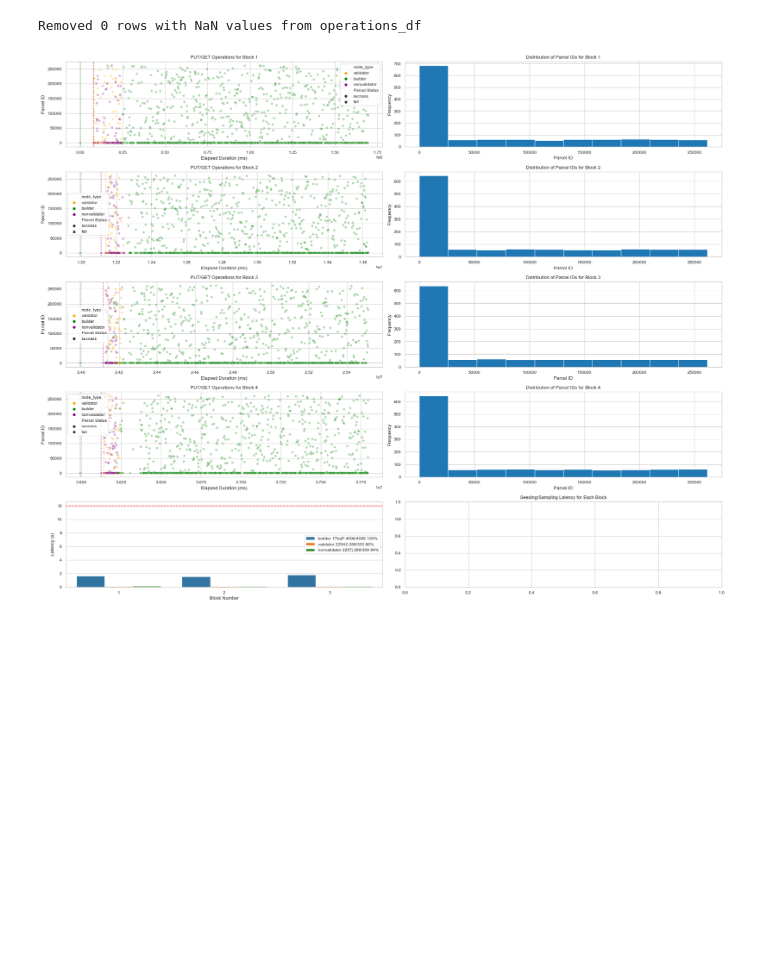
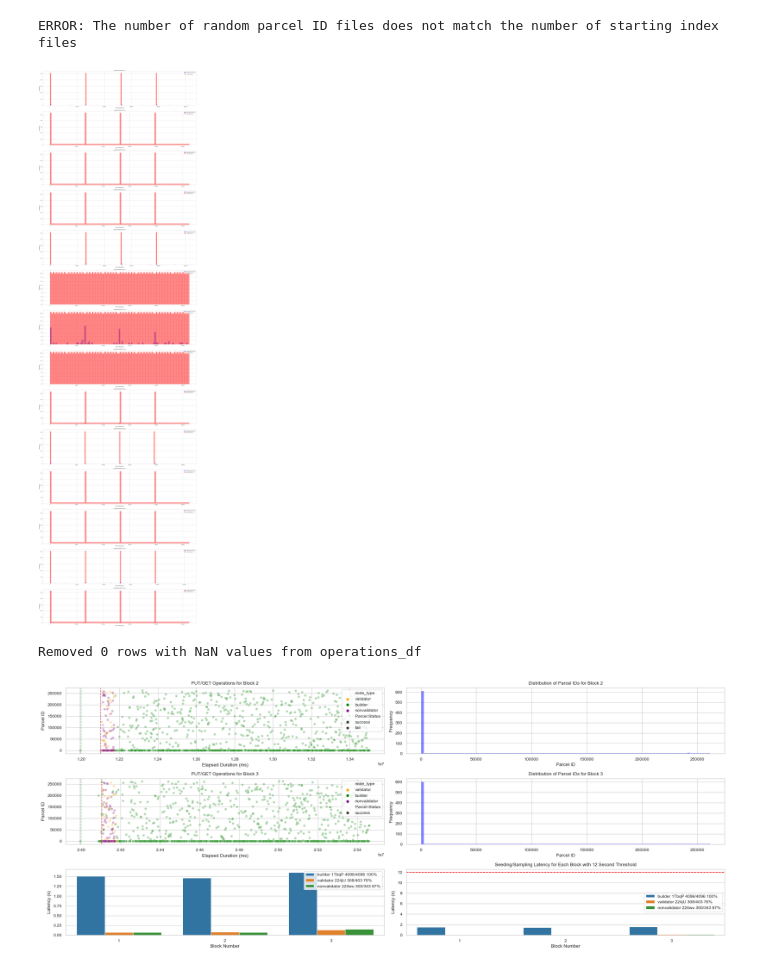
Before and after one commit to datahop/libp2p-das, a Jupyter notebook: notebook.ipynb, the cells around one changed output. Cells and saved outputs as stored; diff of their text form; code cells hidden in the pictures; blank space fills up the shorter version.

Commit message:
Added plots for parcel ID histograms

```diff
--- a/notebook.ipynb
+++ b/notebook.ipynb
@@ -127,6 +127,41 @@ def get_operations():
     print("Removed " + str(row_count_before - row_count_after) + " rows with NaN values from operations_df")
 
     return operations_df
+# %%
+random_parcel_id_files = [file for file in os.listdir() if file.endswith(".csv") and "randomparcelids" in file.lower()]
+random_parcel_id_files.sort(key=lambda file: int(file.split("_")[1].split(".")[0]))
+
+starting_index_files = [file for file in os.listdir() if file.endswith(".csv") and "startingindex" in file.lower()]
+starting_index_files.sort(key=lambda file: int(file.split("_")[1].split(".")[0]))
+
+if len(random_parcel_id_files) != len(starting_index_files):
+    print("ERROR: The number of random parcel ID files does not match the number of starting index files")
+    exit(1)
+
+file_count = len(random_parcel_id_files)
+
+fig, axes = plt.subplots(file_count, 1, figsize=(20, 5 * file_count))
+
+for i in range(file_count):
+    random_id_file = random_parcel_id_files[i]
+    starting_index_file = starting_index_files[i]
+
+    random_id_df = pd.read_csv(random_id_file)
+    starting_index_df = pd.read_csv(starting_index_file)
+
+    ax = axes[i]
+    ax.set_title(random_id_file)
+    ax.set_xlabel("Parcel Starting ID")
+    ax.set_ylabel("Frequency")
+    ax.hist(random_id_df, bins=100, color='blue', alpha=0.5, label='Random Parcel IDs')
+    ax.hist(starting_index_df, bins=100, color='red', alpha=0.5, label='Starting Index')
+    ax.legend(loc='upper right')
+
+plt.tight_layout()
+plt.show()
+# %% [output]
+ERROR: The number of random parcel ID files does not match the number of starting index files
+[figure, added]
 # %%
 
 builder_latency_file = get_latency_files("builder")
@@ -161,13 +196,15 @@ latency_df['node_label'] = latency_df['node_label'] + " " + latency_df['Successf
 latency_df = latency_df[ (latency_df['block_id'] != 0) & (latency_df['block_id'] != len(builder_latency_df)) ]
 
 putget_operations_df = get_operations()
+block_ids = putget_operations_df['Block ID'].unique()
+putget_operations_df = putget_operations_df[ (putget_operations_df['Block ID'] != 1) & (putget_operations_df['Block ID'] != len(block_ids)) ]
 putget_operations_df.to_csv("putget_operations.csv", index=False)
 
 sns.set_style("whitegrid")
 sns.set_context("paper")
 
-block_ids = putget_operations_df['Block ID'].unique()
-fig, axes = plt.subplots( len(block_ids) + 1 , 2, figsize=(20, 4*len(block_ids)))
+new_block_ids_count = len(block_ids) - 2
+fig, axes = plt.subplots( new_block_ids_count + 1 , 2, figsize=(20, 4*(new_block_ids_count)) )
 putget_operations_df_grouped = putget_operations_df.groupby("Block ID")
 
 hues = {
@@ -177,7 +214,7 @@ hues = {
 }
 
 for block_id, block_df in putget_operations_df_grouped:
-    block_id_index = block_id - 1
+    block_id_index = block_id - 2
 
     ax = axes[block_id_index, 0]
     x_col = "elapsed_duration_ms"
@@ -198,36 +235,38 @@ for block_id, block_df in putget_operations_df_grouped:
     ax.set_title("PUT/GET Operations for Block " + str(block_id))
     ax.set_xlabel("Elapsed Duration (ms)")
     # ax.set_xticks([])
     # ax.set_xticklabels([])
     ax.set_ylabel("Parcel ID")
-    ax.legend()
+    ax.legend(loc='upper right')
 
     # Plot distribution of parcel IDs
-    axes[block_id_index, 1].hist(block_df["Parcel ID"])
+    axes[block_id_index, 1].hist(block_df["Parcel ID"], bins=100, color='blue', alpha=0.5)
     axes[block_id_index, 1].set_title("Distribution of Parcel IDs for Block " + str(block_id))
     axes[block_id_index, 1].set_xlabel("Parcel ID")
+    # axes[block_id_index, 1].set_xticks(range(0, max(block_df["Parcel ID"]), 10_000))
+    # axes[block_id_index, 1].set_xticklabels(range(0, max(block_df["Parcel ID"]), 10_000), rotation=90)
+    # axes[block_id_index, 1].set_xlim(0, 10_000)
     axes[block_id_index, 1].set_ylabel("Frequency")
 
-
-i = len(block_ids)
+i = new_block_ids_count
 ax = axes[i, 0]
 plt.title("Seeding/Sampling Latency for Each Block")
 sns.barplot(x="block_id", y="Latency (s)", hue="node_label", data=latency_df, ax=ax)
 ax.set_xlabel("Block Number")
 ax.set_ylabel("Latency (s)")
 ax.legend()
 
-i = len(block_ids)
+i = new_block_ids_count
 ax = axes[i, 1]
 plt.title("Seeding/Sampling Latency for Each Block with 12 Second Threshold")
 sns.barplot(x="block_id", y="Latency (s)", hue="node_label", data=latency_df, ax=ax)
 ax.set_xlabel("Block Number")
 ax.set_ylabel("Latency (s)")
 ax.axhline(y=12, color='red', linestyle='--')
 ax.legend()
 
 plt.tight_layout()
 plt.show()
 # %% [output]
 Removed 0 rows with NaN values from operations_df
-[figure, old version]
+[figure, new version]
```
